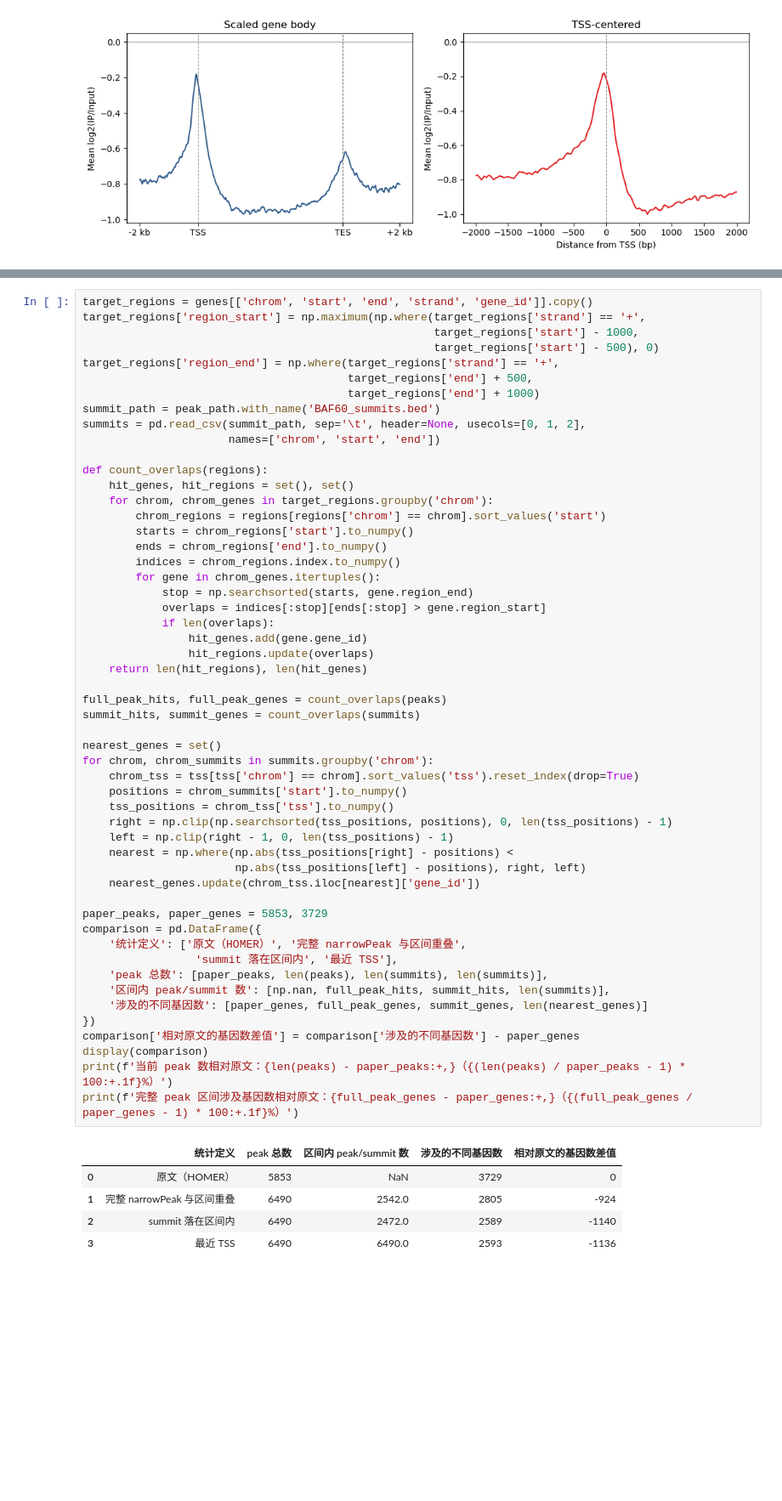
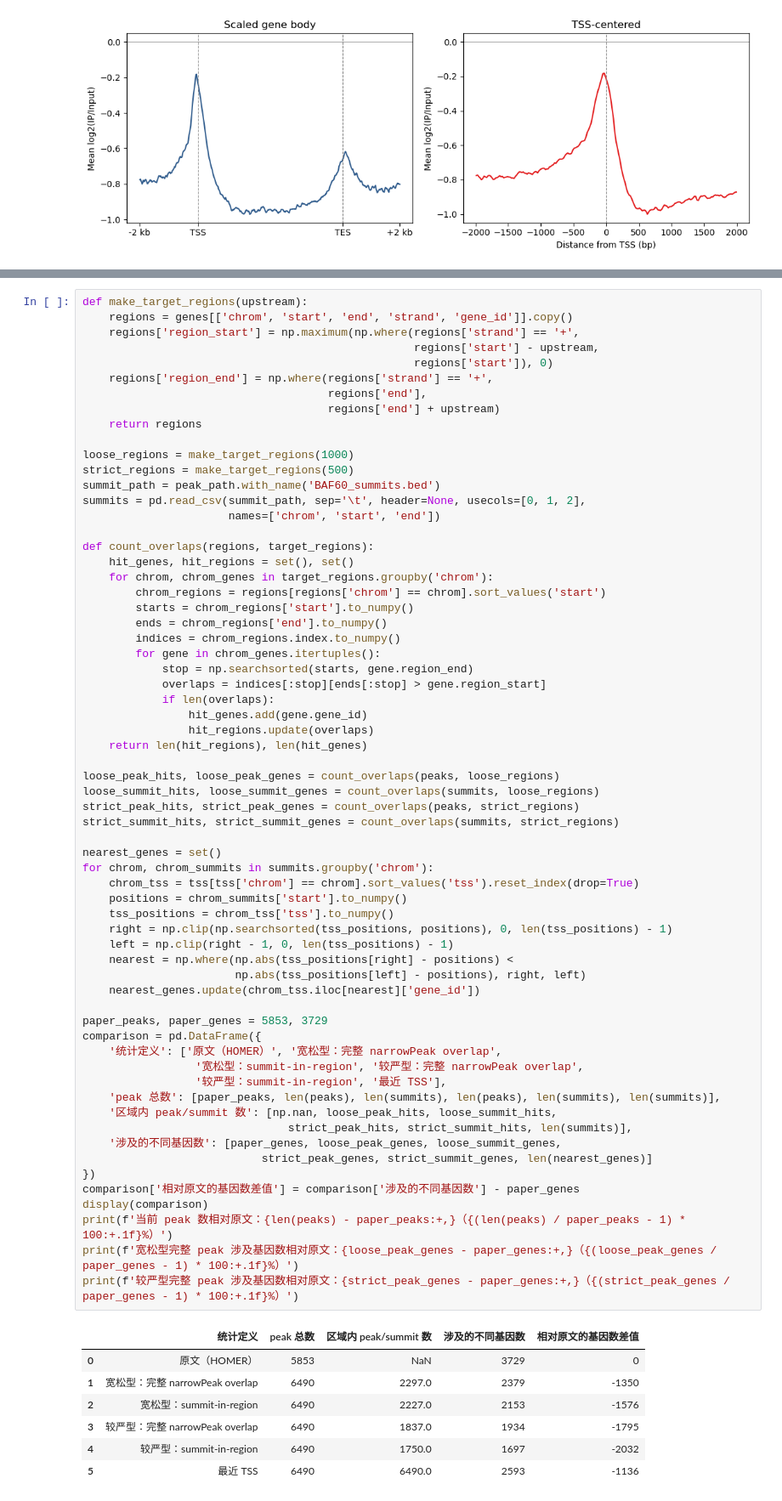
Before and after one commit to pengyfCR7/BAF60_ChIPseq_downstream_analyse_notebooks, a Jupyter notebook: inspect_BAF60_matrix.ipynb, the cells around one changed output, grey strips where cells are left out. Shown at 85% size. Drawn from its saved outputs; the diff is of its cells as text; blank space fills up the shorter version.

Commit message:
Compare loose and strict peak gene definitions

```diff
--- a/inspect_BAF60_matrix.ipynb
+++ b/inspect_BAF60_matrix.ipynb
@@ -215,60 +215,73 @@ plt.tight_layout()
 # %%
-target_regions = genes[['chrom', 'start', 'end', 'strand', 'gene_id']].copy()
-target_regions['region_start'] = np.maximum(np.where(target_regions['strand'] == '+',
-                                                     target_regions['start'] - 1000,
-                                                     target_regions['start'] - 500), 0)
-target_regions['region_end'] = np.where(target_regions['strand'] == '+',
-                                        target_regions['end'] + 500,
-                                        target_regions['end'] + 1000)
+def make_target_regions(upstream):
+    regions = genes[['chrom', 'start', 'end', 'strand', 'gene_id']].copy()
+    regions['region_start'] = np.maximum(np.where(regions['strand'] == '+',
+                                                  regions['start'] - upstream,
+                                                  regions['start']), 0)
+    regions['region_end'] = np.where(regions['strand'] == '+',
+                                     regions['end'],
+                                     regions['end'] + upstream)
+    return regions
+
+loose_regions = make_target_regions(1000)
+strict_regions = make_target_regions(500)
 summit_path = peak_path.with_name('BAF60_summits.bed')
 summits = pd.read_csv(summit_path, sep='\t', header=None, usecols=[0, 1, 2],
                       names=['chrom', 'start', 'end'])
 
-def count_overlaps(regions):
+def count_overlaps(regions, target_regions):
     hit_genes, hit_regions = set(), set()
     for chrom, chrom_genes in target_regions.groupby('chrom'):
         chrom_regions = regions[regions['chrom'] == chrom].sort_values('start')
         starts = chrom_regions['start'].to_numpy()
         ends = chrom_regions['end'].to_numpy()
         indices = chrom_regions.index.to_numpy()
         for gene in chrom_genes.itertuples():
             stop = np.searchsorted(starts, gene.region_end)
             overlaps = indices[:stop][ends[:stop] > gene.region_start]
             if len(overlaps):
                 hit_genes.add(gene.gene_id)
                 hit_regions.update(overlaps)
     return len(hit_regions), len(hit_genes)
 
-full_peak_hits, full_peak_genes = count_overlaps(peaks)
-summit_hits, summit_genes = count_overlaps(summits)
+loose_peak_hits, loose_peak_genes = count_overlaps(peaks, loose_regions)
+loose_summit_hits, loose_summit_genes = count_overlaps(summits, loose_regions)
+strict_peak_hits, strict_peak_genes = count_overlaps(peaks, strict_regions)
+strict_summit_hits, strict_summit_genes = count_overlaps(summits, strict_regions)
 
 nearest_genes = set()
 for chrom, chrom_summits in summits.groupby('chrom'):
     chrom_tss = tss[tss['chrom'] == chrom].sort_values('tss').reset_index(drop=True)
     positions = chrom_summits['start'].to_numpy()
     tss_positions = chrom_tss['tss'].to_numpy()
     right = np.clip(np.searchsorted(tss_positions, positions), 0, len(tss_positions) - 1)
     left = np.clip(right - 1, 0, len(tss_positions) - 1)
     nearest = np.where(np.abs(tss_positions[right] - positions) <
                        np.abs(tss_positions[left] - positions), right, left)
     nearest_genes.update(chrom_tss.iloc[nearest]['gene_id'])
 
 paper_peaks, paper_genes = 5853, 3729
 comparison = pd.DataFrame({
-    '统计定义': ['原文（HOMER）', '完整 narrowPeak 与区间重叠',
-                 'summit 落在区间内', '最近 TSS'],
-    'peak 总数': [paper_peaks, len(peaks), len(summits), len(summits)],
-    '区间内 peak/summit 数': [np.nan, full_peak_hits, summit_hits, len(summits)],
-    '涉及的不同基因数': [paper_genes, full_peak_genes, summit_genes, len(nearest_genes)]
+    '统计定义': ['原文（HOMER）', '宽松型：完整 narrowPeak overlap',
+                 '宽松型：summit-in-region', '较严型：完整 narrowPeak overlap',
+                 '较严型：summit-in-region', '最近 TSS'],
+    'peak 总数': [paper_peaks, len(peaks), len(summits), len(peaks), len(summits), len(summits)],
+    '区域内 peak/summit 数': [np.nan, loose_peak_hits, loose_summit_hits,
+                               strict_peak_hits, strict_summit_hits, len(summits)],
+    '涉及的不同基因数': [paper_genes, loose_peak_genes, loose_summit_genes,
+                           strict_peak_genes, strict_summit_genes, len(nearest_genes)]
 })
 comparison['相对原文的基因数差值'] = comparison['涉及的不同基因数'] - paper_genes
 display(comparison)
 print(f'当前 peak 数相对原文：{len(peaks) - paper_peaks:+,}（{(len(peaks) / paper_peaks - 1) * 100:+.1f}%）')
-print(f'完整 peak 区间涉及基因数相对原文：{full_peak_genes - paper_genes:+,}（{(full_peak_genes / paper_genes - 1) * 100:+.1f}%）')
+print(f'宽松型完整 peak 涉及基因数相对原文：{loose_peak_genes - paper_genes:+,}（{(loose_peak_genes / paper_genes - 1) * 100:+.1f}%）')
+print(f'较严型完整 peak 涉及基因数相对原文：{strict_peak_genes - paper_genes:+,}（{(strict_peak_genes / paper_genes - 1) * 100:+.1f}%）')
 # %% [output]
-|  | 统计定义 | peak 总数 | 区间内 peak/summit 数 | 涉及的不同基因数 | 相对原文的基因数差值 |
+|  | 统计定义 | peak 总数 | 区域内 peak/summit 数 | 涉及的不同基因数 | 相对原文的基因数差值 |
 | 0 | 原文（HOMER） | 5853 | NaN | 3729 | 0 |
-| 1 | 完整 narrowPeak 与区间重叠 | 6490 | 2542.0 | 2805 | -924 |
-| 2 | summit 落在区间内 | 6490 | 2472.0 | 2589 | -1140 |
-| 3 | 最近 TSS | 6490 | 6490.0 | 2593 | -1136 |
+| 1 | 宽松型：完整 narrowPeak overlap | 6490 | 2297.0 | 2379 | -1350 |
+| 2 | 宽松型：summit-in-region | 6490 | 2227.0 | 2153 | -1576 |
+| 3 | 较严型：完整 narrowPeak overlap | 6490 | 1837.0 | 1934 | -1795 |
+| 4 | 较严型：summit-in-region | 6490 | 1750.0 | 1697 | -2032 |
+| 5 | 最近 TSS | 6490 | 6490.0 | 2593 | -1136 |
 当前 peak 数相对原文：+637（+10.9%）
```
Also changed, not shown: parts of 3 cells of this notebook.
